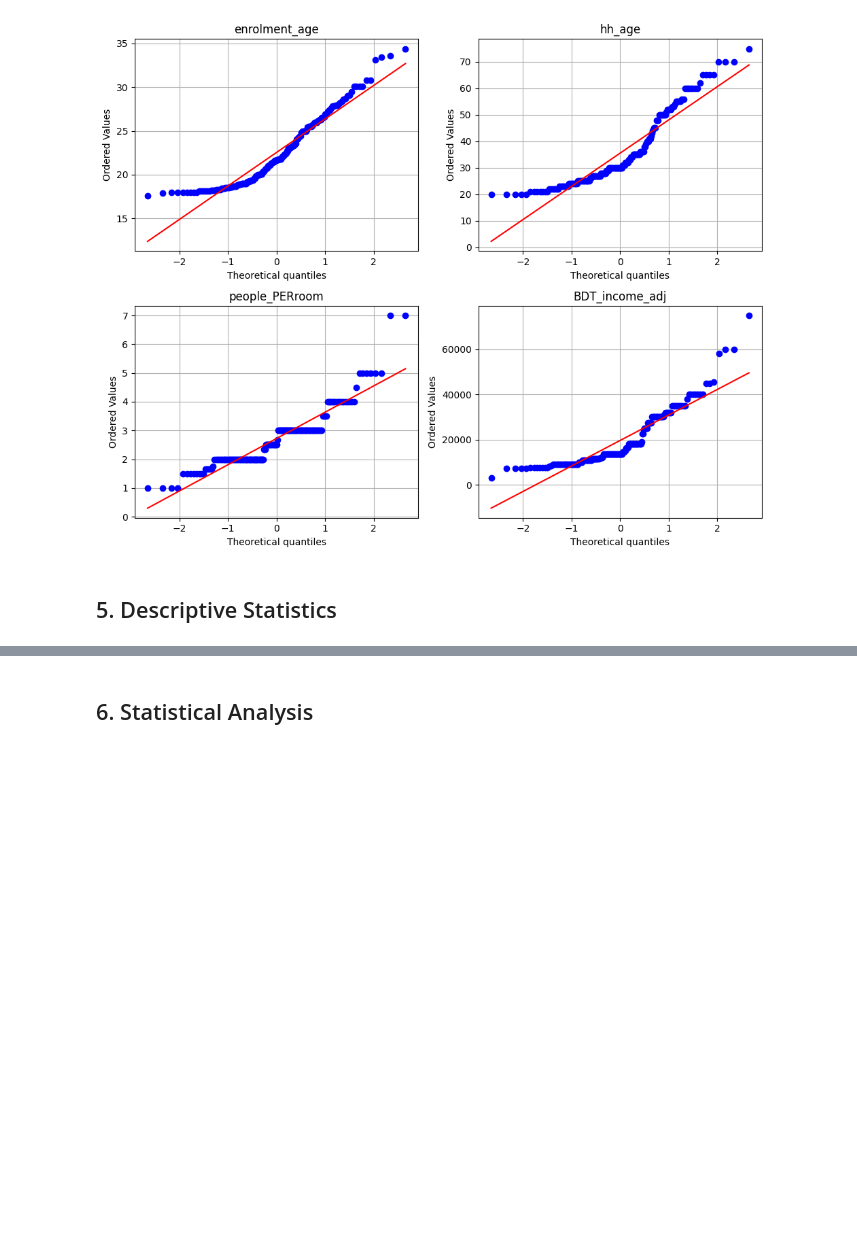
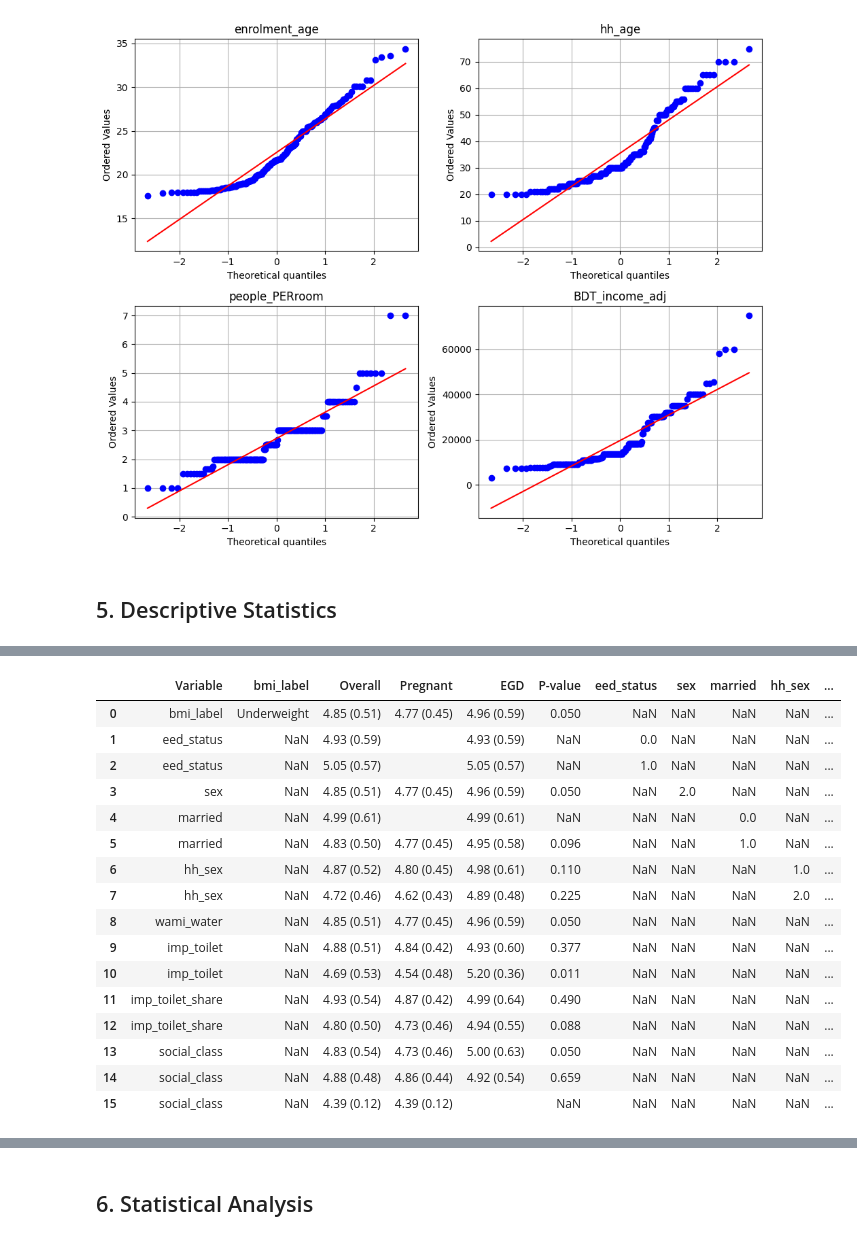
Before and after one commit to SabrinaMannan/bia-phase-angle-analysis, a Jupyter notebook: notebooks/BIA_phase_angle.ipynb, the cells around one changed output, grey strips where cells are left out. Drawn from its saved outputs; the diff is of its cells as text; code cells hidden in the pictures; blank space fills up the shorter version.

```diff
--- a/notebooks/BIA_phase_angle.ipynb
+++ b/notebooks/BIA_phase_angle.ipynb
@@ -304,0 +687,32 @@ plot_qq_multiple(
+# %%
+#Underweight
+
+underweight = phase_angle[
+    phase_angle["bmi_label"] == "Underweight"
+]
+
+underweight_phase_table = create_phase_angle_summary(
+    data=underweight,
+    group="cohort",
+    by_variables=phase_variables
+)
+
+underweight_phase_table
+# %% [output]
+|  | Variable | bmi_label | Overall | Pregnant | EGD | P-value | eed_status | sex | married | hh_sex | ... |
+| 0 | bmi_label | Underweight | 4.85 (0.51) | 4.77 (0.45) | 4.96 (0.59) | 0.050 | NaN | NaN | NaN | NaN | ... |
+| 1 | eed_status | NaN | 4.93 (0.59) |  | 4.93 (0.59) | NaN | 0.0 | NaN | NaN | NaN | ... |
+| 2 | eed_status | NaN | 5.05 (0.57) |  | 5.05 (0.57) | NaN | 1.0 | NaN | NaN | NaN | ... |
+| 3 | sex | NaN | 4.85 (0.51) | 4.77 (0.45) | 4.96 (0.59) | 0.050 | NaN | 2.0 | NaN | NaN | ... |
+| 4 | married | NaN | 4.99 (0.61) |  | 4.99 (0.61) | NaN | NaN | NaN | 0.0 | NaN | ... |
+| 5 | married | NaN | 4.83 (0.50) | 4.77 (0.45) | 4.95 (0.58) | 0.096 | NaN | NaN | 1.0 | NaN | ... |
+| 6 | hh_sex | NaN | 4.87 (0.52) | 4.80 (0.45) | 4.98 (0.61) | 0.110 | NaN | NaN | NaN | 1.0 | ... |
+| 7 | hh_sex | NaN | 4.72 (0.46) | 4.62 (0.43) | 4.89 (0.48) | 0.225 | NaN | NaN | NaN | 2.0 | ... |
+| 8 | wami_water | NaN | 4.85 (0.51) | 4.77 (0.45) | 4.96 (0.59) | 0.050 | NaN | NaN | NaN | NaN | ... |
+| 9 | imp_toilet | NaN | 4.88 (0.51) | 4.84 (0.42) | 4.93 (0.60) | 0.377 | NaN | NaN | NaN | NaN | ... |
+| 10 | imp_toilet | NaN | 4.69 (0.53) | 4.54 (0.48) | 5.20 (0.36) | 0.011 | NaN | NaN | NaN | NaN | ... |
+| 11 | imp_toilet_share | NaN | 4.93 (0.54) | 4.87 (0.42) | 4.99 (0.64) | 0.490 | NaN | NaN | NaN | NaN | ... |
+| 12 | imp_toilet_share | NaN | 4.80 (0.50) | 4.73 (0.46) | 4.94 (0.55) | 0.088 | NaN | NaN | NaN | NaN | ... |
+| 13 | social_class | NaN | 4.83 (0.54) | 4.73 (0.46) | 5.00 (0.63) | 0.050 | NaN | NaN | NaN | NaN | ... |
+| 14 | social_class | NaN | 4.88 (0.48) | 4.86 (0.44) | 4.92 (0.54) | 0.659 | NaN | NaN | NaN | NaN | ... |
+| 15 | social_class | NaN | 4.39 (0.12) | 4.39 (0.12) |  | NaN | NaN | NaN | NaN | NaN | ... |
```
Also changed, not shown: parts of 58 cells of this notebook, 6 other files.
